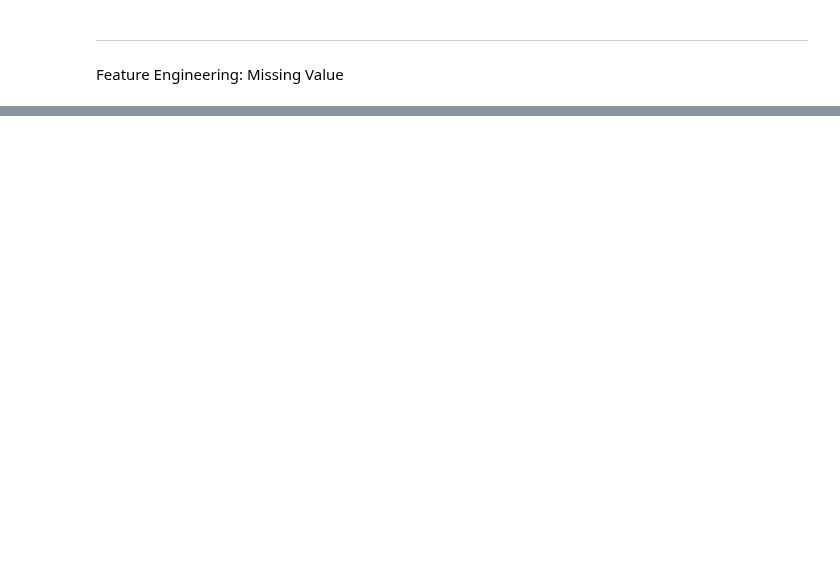
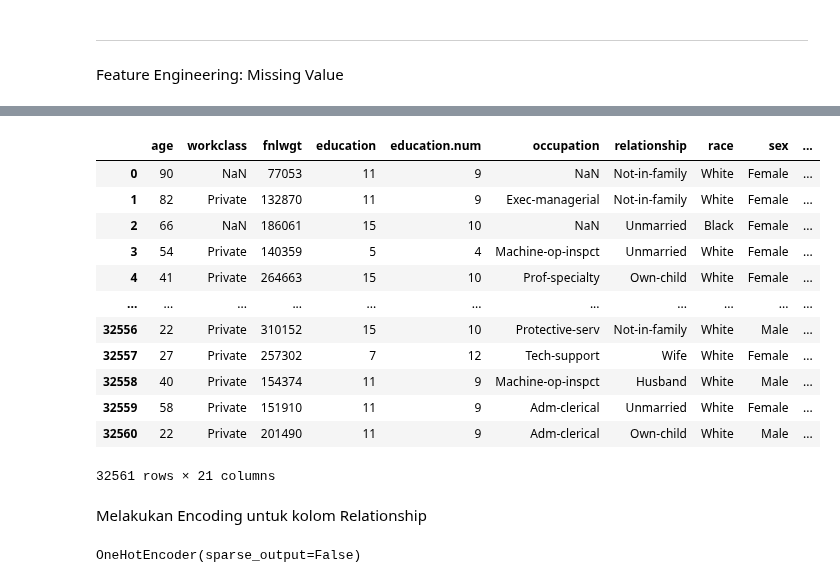
Before and after one commit to alhamfebian/purwadhika-jcdsol, a Jupyter notebook: Modul 3/Session 2 - Regression/Feature Engineering/FeatureEngineering.ipynb, the cells around one changed output, grey strips where cells are left out. Saved outputs shown, nothing was run; the diff lists cells and outputs as text; code cells hidden in the pictures; blank space fills up the shorter version.

```diff
--- a/Modul 3/Session 2 - Regression/Feature Engineering/FeatureEngineering.ipynb
+++ b/Modul 3/Session 2 - Regression/Feature Engineering/FeatureEngineering.ipynb
@@ -436,0 +550,3 @@ df_adult_data.head()
+# %%
+marital_status_encoder = OneHotEncoder(sparse_output=False)
+marital_status_encoder.fit(pd.DataFrame(adult_encoded_data['marital.status']))
@@ -436,0 +555,11 @@ df_adult_data.head()
+# %%
+marital_status_encoder_result = marital_status_encoder.transform(pd.DataFrame(adult_encoded_data['marital.status']))
+columns_encoded = list(marital_status_encoder.categories_)
+columns_encoded = [str(x) for x in columns_encoded[0]]
+# %%
+df_marital_status_encoded = pd.DataFrame(data=marital_status_encoder_result, columns=columns_encoded)
+
+for x in df_marital_status_encoded.columns:
+    df_marital_status_encoded[x] = df_marital_status_encoded[x].astype(int)
+
+df_marital_status_encoded.head()
@@ -436,0 +573,26 @@ df_adult_data.head()
+# %%
+adult_encoded_data.drop('marital.status', inplace=True,axis=1)
+# %%
+adult_encoded_data = pd.concat([adult_encoded_data, df_marital_status_encoded], axis=1)
+adult_encoded_data
+# %% [output]
+|  | age | workclass | fnlwgt | education | education.num | occupation | relationship | race | sex | ... |
+| 0 | 90 | NaN | 77053 | 11 | 9 | NaN | Not-in-family | White | Female | ... |
+| 1 | 82 | Private | 132870 | 11 | 9 | Exec-managerial | Not-in-family | White | Female | ... |
+| 2 | 66 | NaN | 186061 | 15 | 10 | NaN | Unmarried | Black | Female | ... |
+| 3 | 54 | Private | 140359 | 5 | 4 | Machine-op-inspct | Unmarried | White | Female | ... |
+| 4 | 41 | Private | 264663 | 15 | 10 | Prof-specialty | Own-child | White | Female | ... |
+| ... | ... | ... | ... | ... | ... | ... | ... | ... | ... | ... |
+| 32556 | 22 | Private | 310152 | 15 | 10 | Protective-serv | Not-in-family | White | Male | ... |
+| 32557 | 27 | Private | 257302 | 7 | 12 | Tech-support | Wife | White | Female | ... |
+| 32558 | 40 | Private | 154374 | 11 | 9 | Machine-op-inspct | Husband | White | Male | ... |
+| 32559 | 58 | Private | 151910 | 11 | 9 | Adm-clerical | Unmarried | White | Female | ... |
+| 32560 | 22 | Private | 201490 | 11 | 9 | Adm-clerical | Own-child | White | Male | ... |
+32561 rows × 21 columns
+# %% [markdown]
+Melakukan Encoding untuk kolom Relationship
+# %%
+relationship_encoder = OneHotEncoder(sparse_output=False)
+relationship_encoder.fit(pd.DataFrame(adult_encoded_data['relationship']))
+# %% [output]
+OneHotEncoder(sparse_output=False)
```
Also changed, not shown: parts of 61 cells of this notebook, 7 other files.
